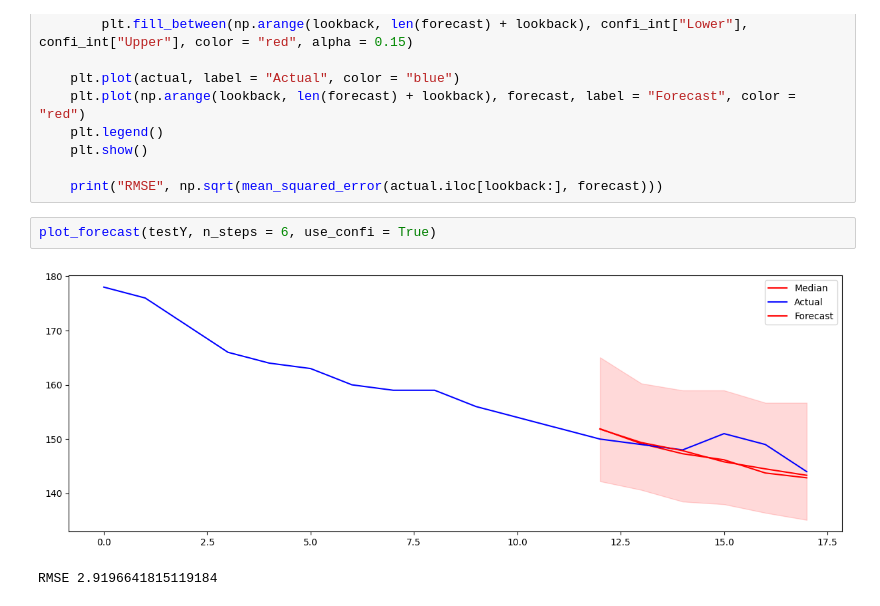
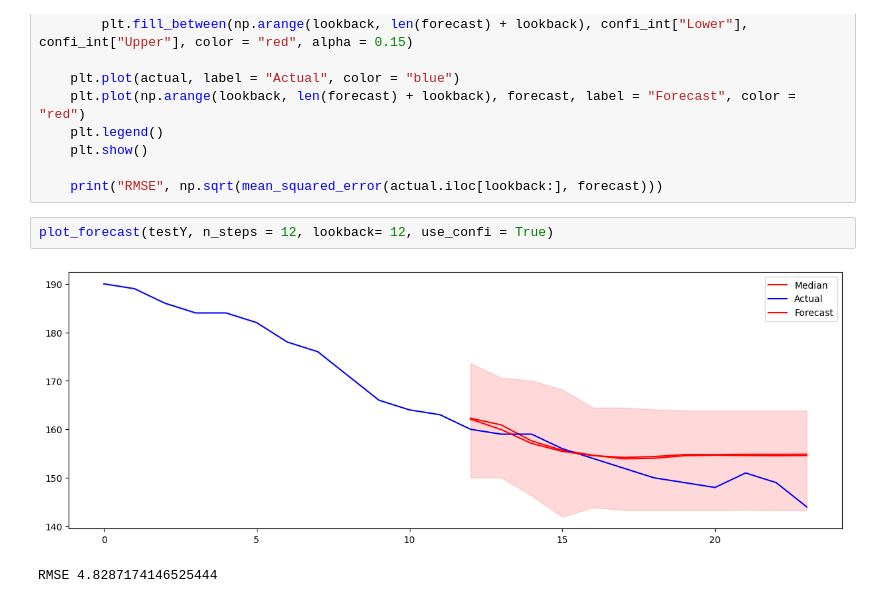
Before and after one commit to Khochawongwat/GlucoseFromRollingBollingers, a Jupyter notebook: src/model.ipynb, the cells around one changed output. Cells and saved outputs as stored; diff of their text form.

```diff
--- a/src/model.ipynb
+++ b/src/model.ipynb
@@ -148,7 +128,7 @@ def plot_forecast(y, n_steps = 12, lookback = 12, use_confi = True):
 
     print("RMSE", np.sqrt(mean_squared_error(actual.iloc[lookback:], forecast)))
 # %%
-plot_forecast(testY, n_steps = 6, use_confi = True)
+plot_forecast(testY, n_steps = 12, lookback= 12, use_confi = True)
 # %% [output]
-[figure, old version]
+[figure, new version]
-RMSE 2.9196641815119184
+RMSE 4.8287174146525444
```
Also changed, not shown: parts of 2 cells of this notebook, 1 other file.
